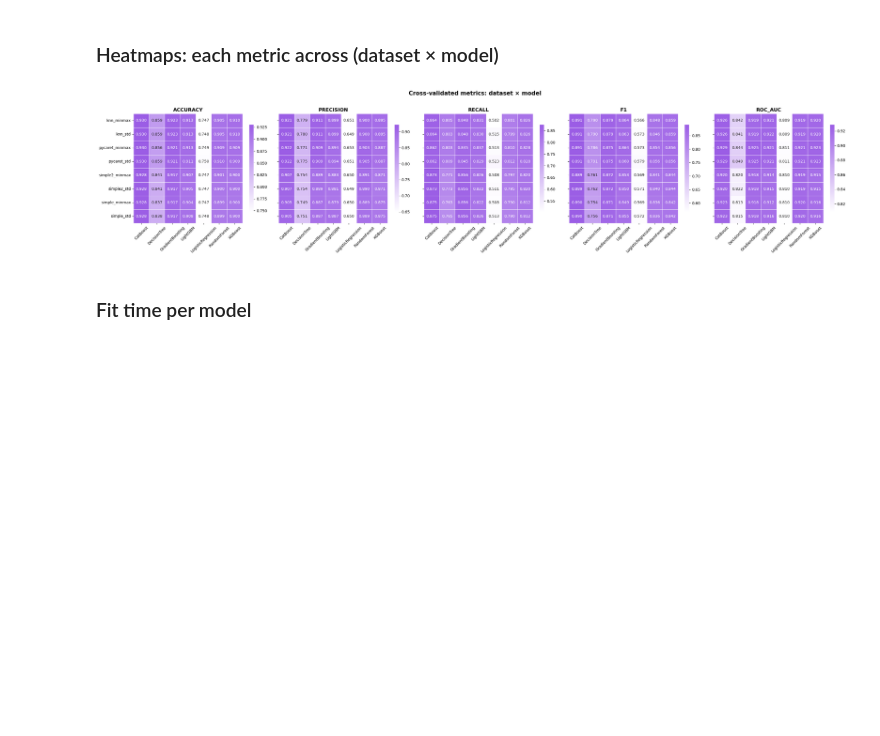
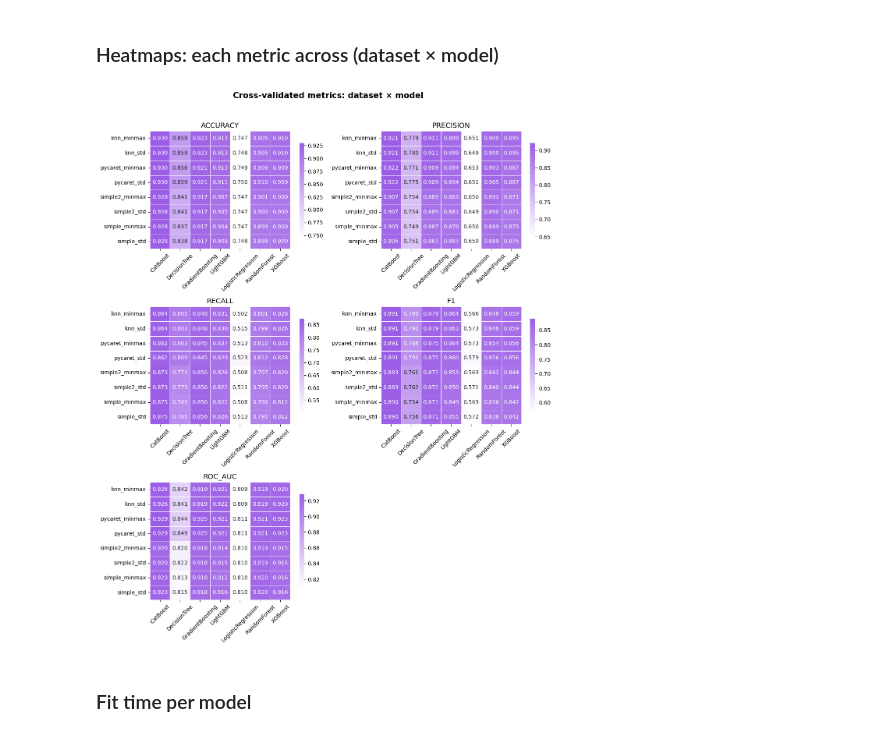
Before and after one commit to IzaSiemieniuk/pk_advanced_machine_learning, a Jupyter notebook: pet_adoption_2.ipynb, the cells around one changed output. Cells and saved outputs as stored; diff of their text form; code cells hidden in the pictures; blank space fills up the shorter version.

```diff
--- a/pet_adoption_2.ipynb
+++ b/pet_adoption_2.ipynb
@@ -468,22 +468,28 @@ per_model.style.format('{:.4f}').background_gradient(cmap='Purples')
 # %%
 metrics_to_plot = ['accuracy_mean', 'precision_mean', 'recall_mean', 'f1_mean', 'roc_auc_mean']
 
-fig, axes = plt.subplots(1, len(metrics_to_plot), figsize=(28, 6), sharey=True)
+fig, axes = plt.subplots(3, 2, figsize=(12, 14))
+axes = axes.flatten()
 
 for ax, metric in zip(axes, metrics_to_plot):
     pivot = results.pivot(index='dataset', columns='model', values=metric)
     sns.heatmap(pivot, annot=True, fmt='.3f', cmap=cmap_custom,
                 cbar_kws={'shrink': 0.8}, ax=ax, linewidths=0.5, linecolor='white')
-    ax.set_title(metric.replace('_mean', '').upper(), fontsize=13, fontweight='bold')
+    ax.set_title(metric.replace('_mean', '').upper(), fontsize=13)
     ax.set_xlabel('')
     ax.set_ylabel('')
     ax.tick_params(axis='x', rotation=45)
 
+axes[-1].axis('off')
+
 plt.suptitle('Cross-validated metrics: dataset × model', fontsize=15, fontweight='bold', y=1.02)
+
+
 plt.tight_layout()
+plt.savefig('heatmaps.png')
 plt.show()
 # %% [output]
-[figure, old version]
+[figure, new version]
 # %% [markdown]
 ### Fit time per model
 # %%
```
Also changed, not shown: parts of 4 cells of this notebook.
